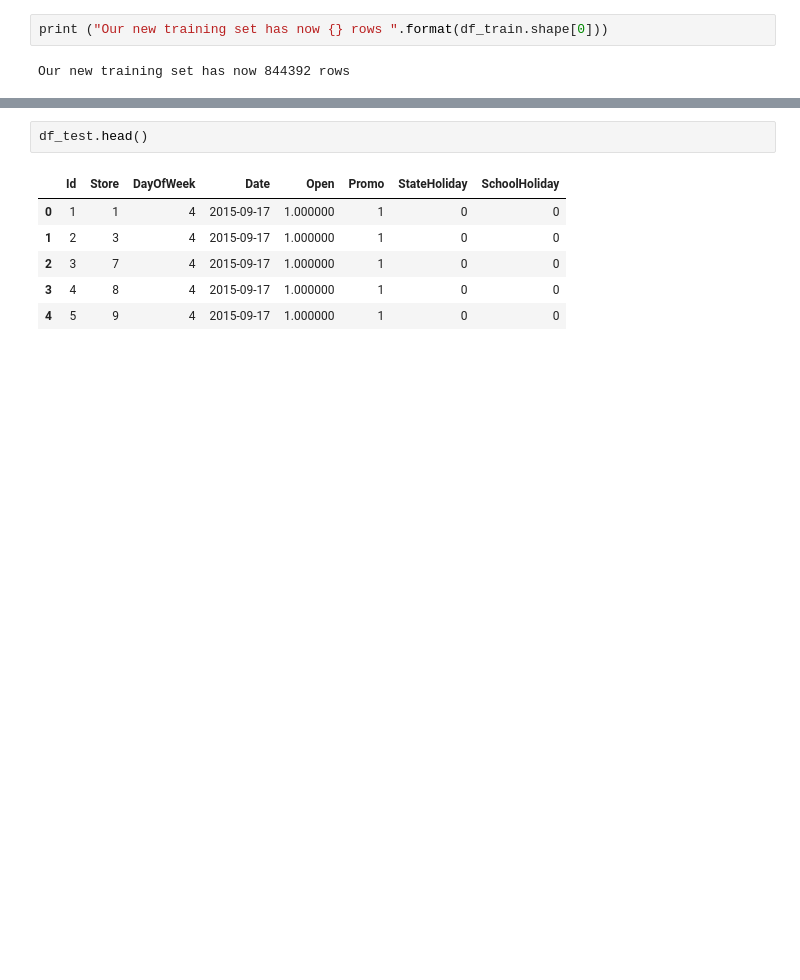
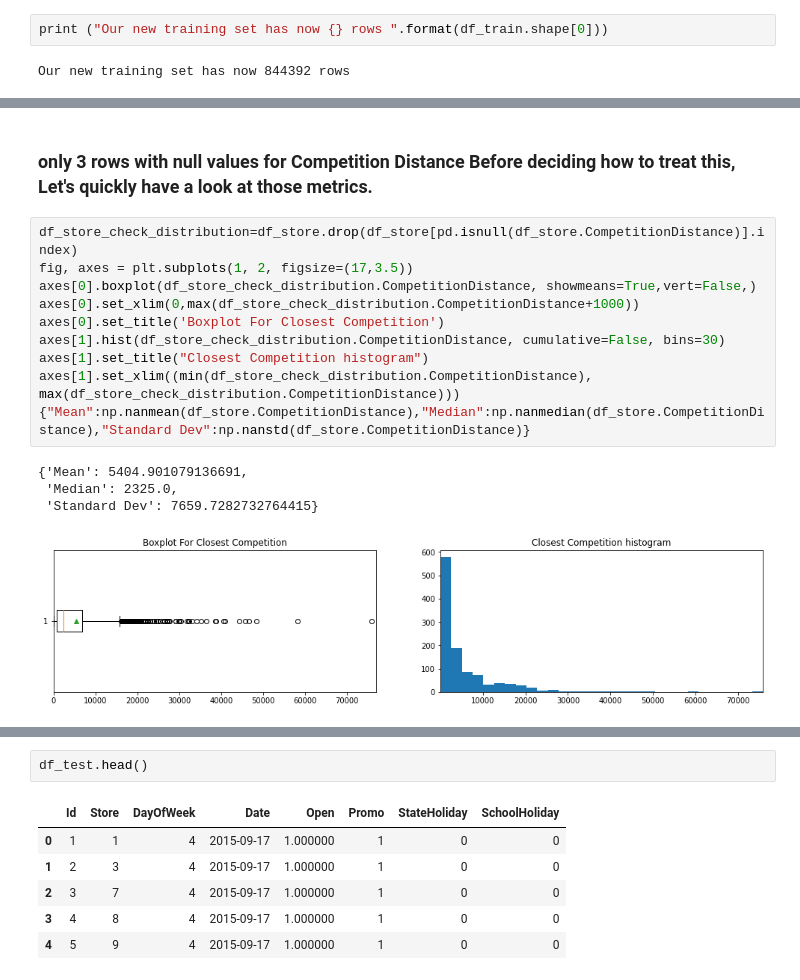
Before and after one commit to nebasam/Forecasting-Sales, a Jupyter notebook: notebooks/forecast.ipynb, the cells around one changed output, grey strips where cells are left out. Saved outputs shown, nothing was run; the diff lists cells and outputs as text; blank space fills up the shorter version.

```diff
--- a/notebooks/forecast.ipynb
+++ b/notebooks/forecast.ipynb
@@ -162,0 +221,17 @@ dtype: int64
+# %% [markdown]
+### only 3 rows with null values for Competition Distance Before deciding how to treat this, Let's quickly have a look at those metrics.
+# %%
+df_store_check_distribution=df_store.drop(df_store[pd.isnull(df_store.CompetitionDistance)].index)
+fig, axes = plt.subplots(1, 2, figsize=(17,3.5))
+axes[0].boxplot(df_store_check_distribution.CompetitionDistance, showmeans=True,vert=False,)
+axes[0].set_xlim(0,max(df_store_check_distribution.CompetitionDistance+1000))
+axes[0].set_title('Boxplot For Closest Competition')
+axes[1].hist(df_store_check_distribution.CompetitionDistance, cumulative=False, bins=30)
+axes[1].set_title("Closest Competition histogram")
+axes[1].set_xlim((min(df_store_check_distribution.CompetitionDistance), max(df_store_check_distribution.CompetitionDistance)))
+{"Mean":np.nanmean(df_store.CompetitionDistance),"Median":np.nanmedian(df_store.CompetitionDistance),"Standard Dev":np.nanstd(df_store.CompetitionDistance)}
+# %% [output]
+{'Mean': 5404.901079136691,
+ 'Median': 2325.0,
+ 'Standard Dev': 7659.7282732764415}
+[figure, added]
```
Also changed, not shown: parts of 32 cells of this notebook, 9 other files.
